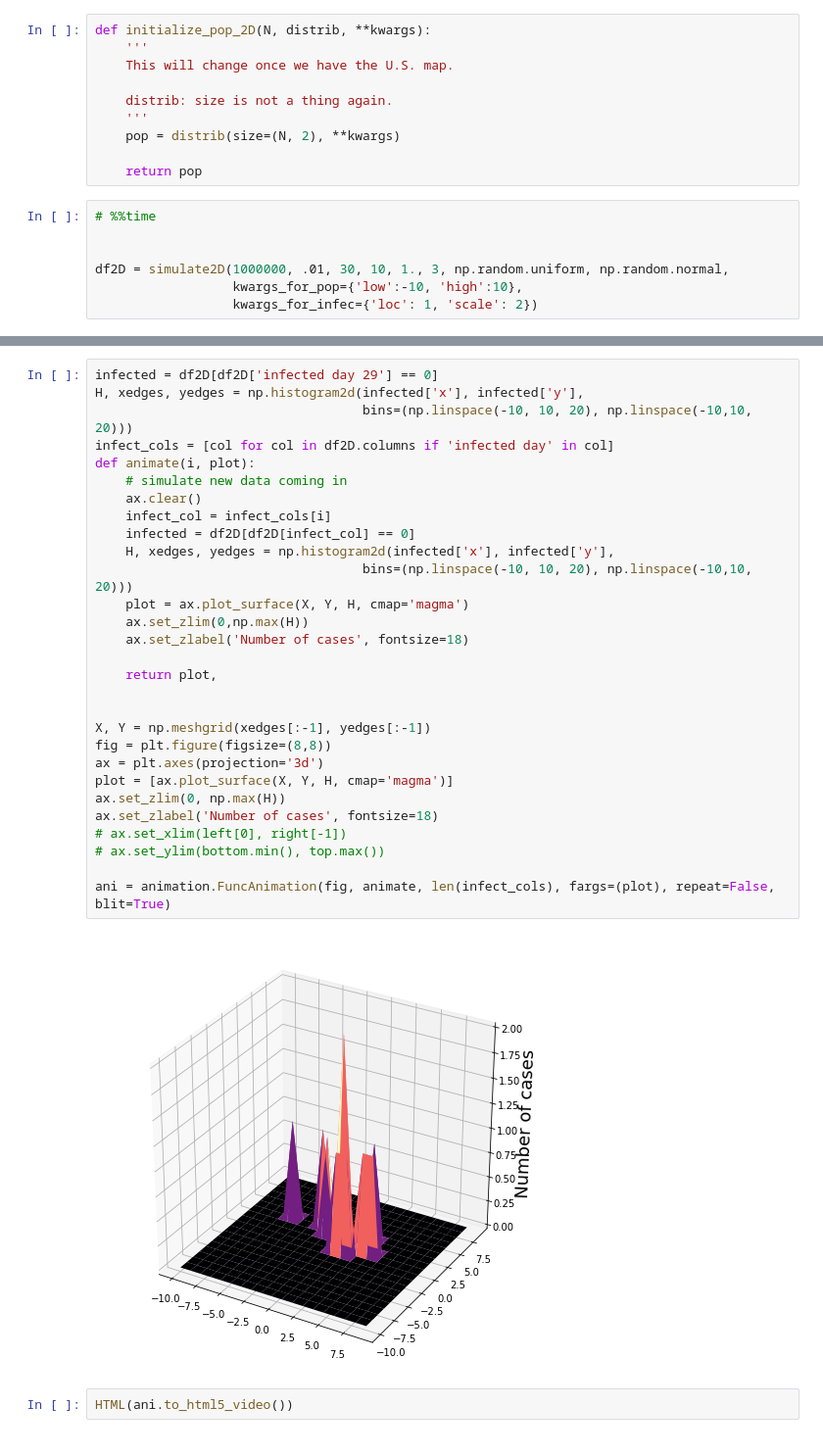
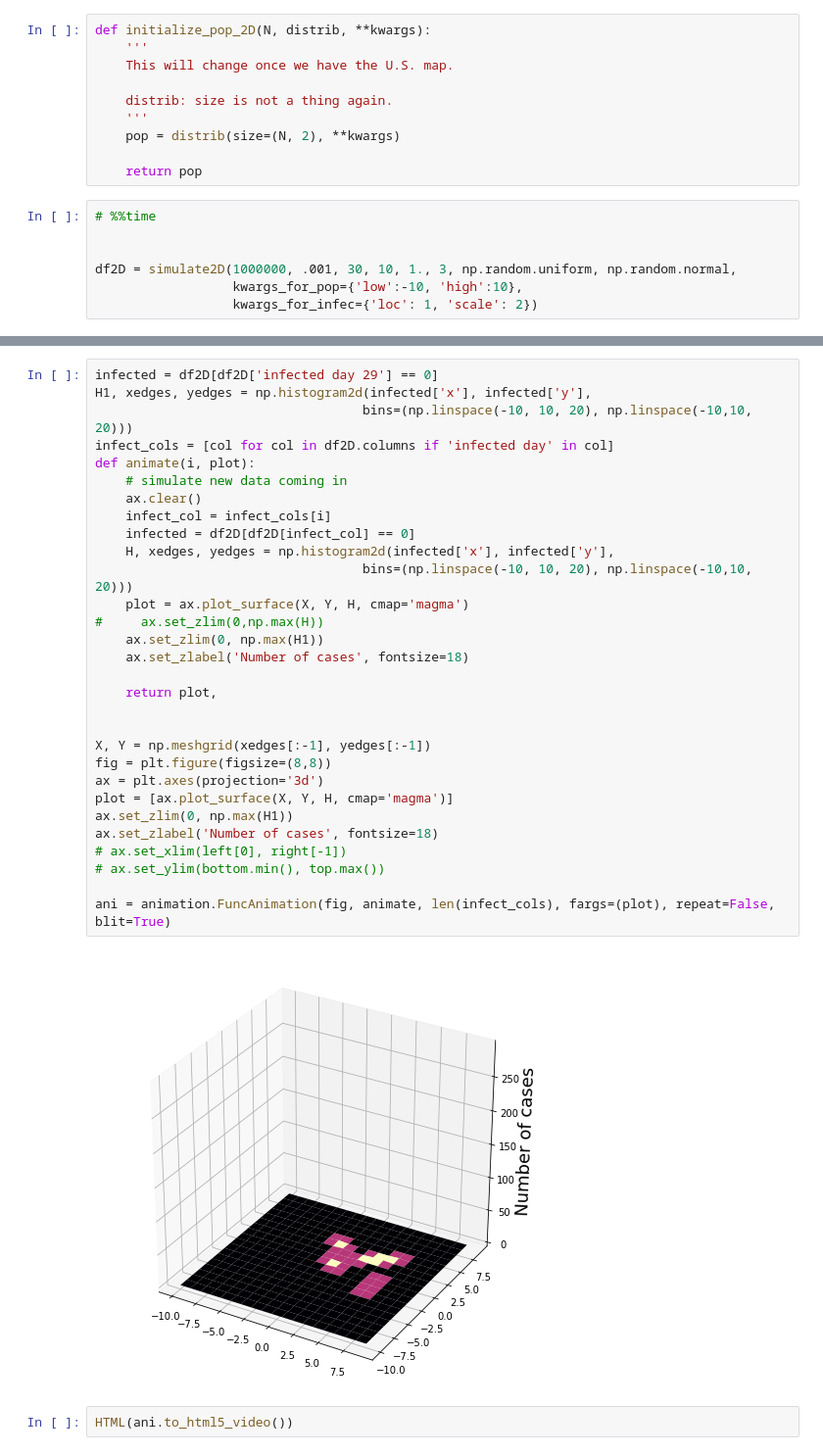
Before and after one commit to arjunsavel/covid-hacks-2020, a Jupyter notebook: Simulation_notebook.ipynb, the cells around one changed output, grey strips where cells are left out. Shown at 98% size. Saved outputs shown, nothing was run; the diff lists cells and outputs as text.

```diff
--- a/Simulation_notebook.ipynb
+++ b/Simulation_notebook.ipynb
@@ -655,6 +655,6 @@ def initialize_pop_2D(N, distrib, **kwargs):
 # %%time
 
 
-df2D = simulate2D(1000000, .01, 30, 10, 1., 3, np.random.uniform, np.random.normal,
+df2D = simulate2D(1000000, .001, 30, 10, 1., 3, np.random.uniform, np.random.normal,
                   kwargs_for_pop={'low':-10, 'high':10},
                   kwargs_for_infec={'loc': 1, 'scale': 2})
@@ -710,34 +708,35 @@ np.shape(Y)
 # %%
 infected = df2D[df2D['infected day 29'] == 0]
-H, xedges, yedges = np.histogram2d(infected['x'], infected['y'],
+H1, xedges, yedges = np.histogram2d(infected['x'], infected['y'],
                                    bins=(np.linspace(-10, 10, 20), np.linspace(-10,10, 20)))
 infect_cols = [col for col in df2D.columns if 'infected day' in col]
 def animate(i, plot):
     # simulate new data coming in
     ax.clear()
     infect_col = infect_cols[i]
     infected = df2D[df2D[infect_col] == 0]
     H, xedges, yedges = np.histogram2d(infected['x'], infected['y'],
                                    bins=(np.linspace(-10, 10, 20), np.linspace(-10,10, 20)))
     plot = ax.plot_surface(X, Y, H, cmap='magma')
-    ax.set_zlim(0,np.max(H))
+#     ax.set_zlim(0,np.max(H))
+    ax.set_zlim(0, np.max(H1))
     ax.set_zlabel('Number of cases', fontsize=18)
 
     return plot,
 
 
 X, Y = np.meshgrid(xedges[:-1], yedges[:-1])
 fig = plt.figure(figsize=(8,8))
 ax = plt.axes(projection='3d')
 plot = [ax.plot_surface(X, Y, H, cmap='magma')]
-ax.set_zlim(0, np.max(H))
+ax.set_zlim(0, np.max(H1))
 ax.set_zlabel('Number of cases', fontsize=18)
 # ax.set_xlim(left[0], right[-1])
 # ax.set_ylim(bottom.min(), top.max())
 
 ani = animation.FuncAnimation(fig, animate, len(infect_cols), fargs=(plot), repeat=False, blit=True)
 # %% [output]
-[figure, old version]
+[figure, new version]
 # %%
 HTML(ani.to_html5_video())
 # %% [output]
```
Also changed, not shown: parts of 3 cells of this notebook, 1 other file.
